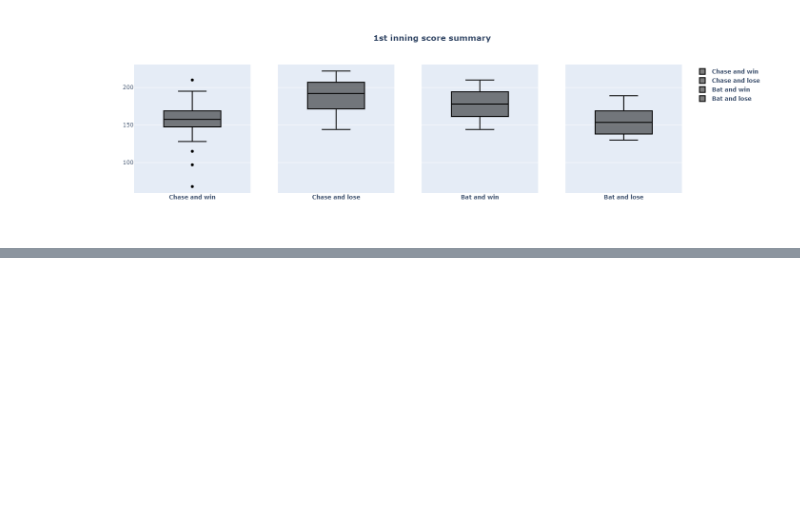
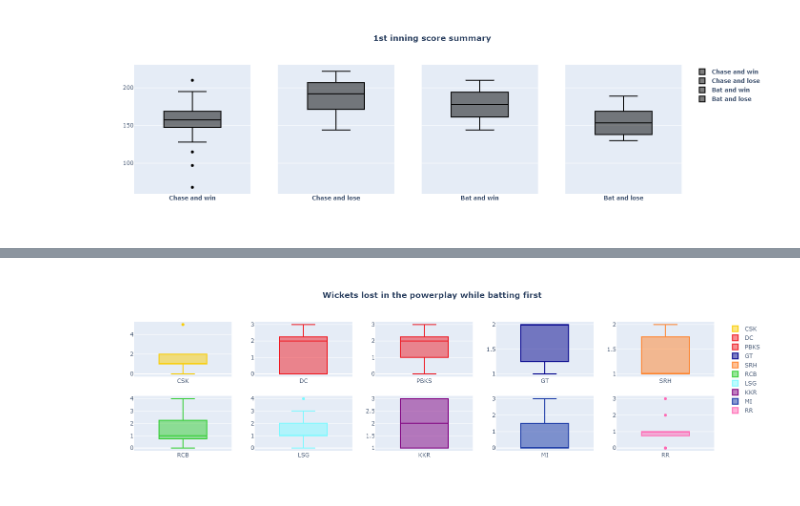
Before and after one commit to Abhijith-Nagarajan/Machine-Learning-Training, a Jupyter notebook: ipl-analysis-plotly-eda.ipynb, the cells around one changed output, grey strips where cells are left out. Saved outputs shown, nothing was run; the diff lists cells and outputs as text; code cells hidden in the pictures; blank space fills up the shorter version.

```diff
--- a/ipl-analysis-plotly-eda.ipynb
+++ b/ipl-analysis-plotly-eda.ipynb
@@ -332,0 +353,13 @@ first_inning_score_summary.show()
+# %%
+for team in df_season_details_2022.home_team.unique():
+    ppscore_bat[team] = []
+    ppscore_chase[team] = []
+    ppwickets_bat[team] = []
+    ppwickets_chase[team] = []
+# %%
+df_season_summary_2022['Bat_First'] = 'Empty'
+df_season_summary_2022['Bat_First_RunsInPP'] = 0
+df_season_summary_2022['Bowl_First'] = 'Empty'
+df_season_summary_2022['Bowl_First_RunsInPP'] = 0
+df_season_summary_2022['Wickets_LostInPP_Batting'] = 0
+df_season_summary_2022['Wickets_LostInPP_Chasing'] = 0
@@ -332,0 +418,4 @@ first_inning_score_summary.show()
+# %%
+plot_subplots(ppwickets_bat,"Wickets lost in the powerplay while batting first",'box')
+# %% [output]
+[figure, added]
```
Also changed, not shown: parts of 24 cells of this notebook.
